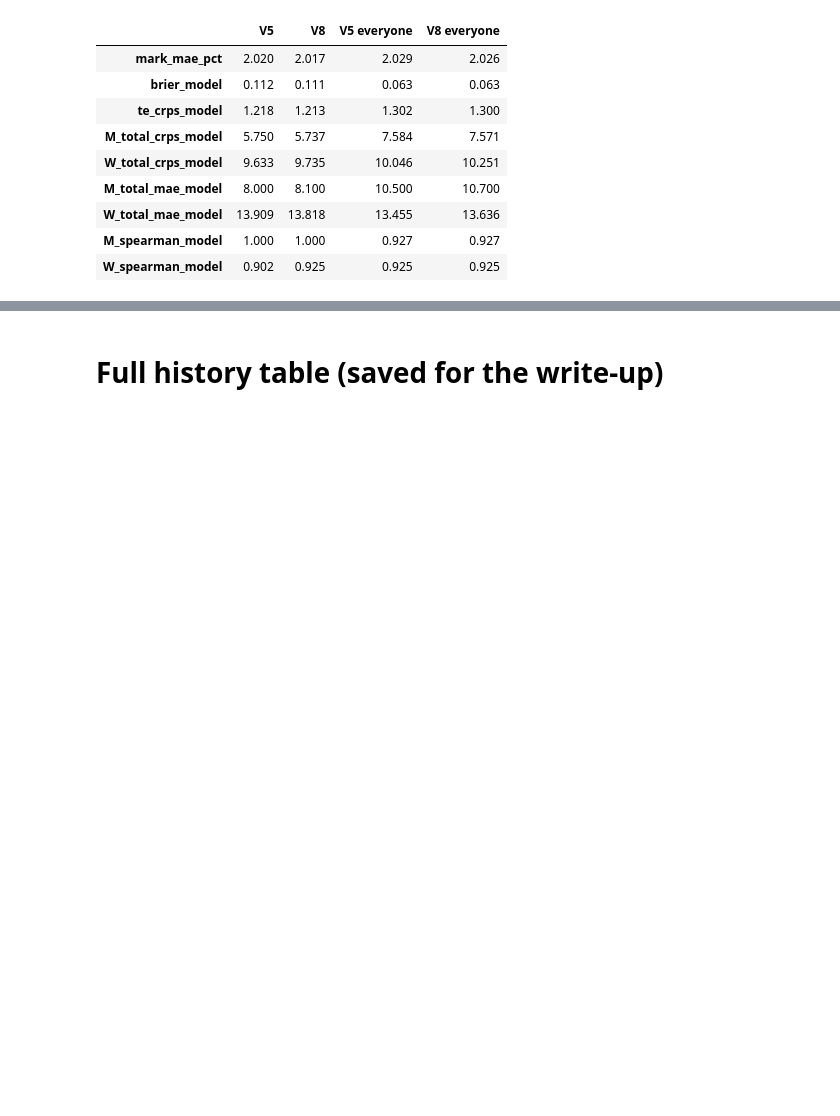
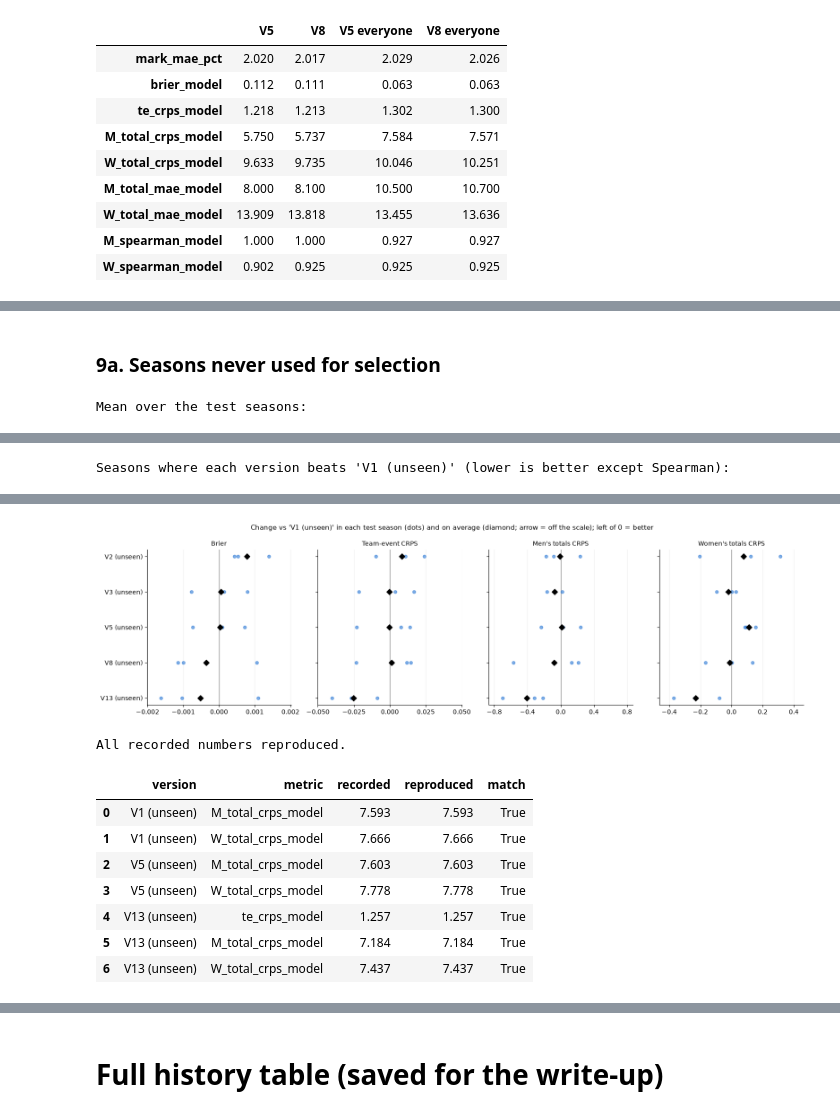
Before and after one commit to ChidiebereAgunanne/DSC180, a Jupyter notebook: big-west-predictor/notebooks/model_history.ipynb, the cells around one changed output, grey strips where cells are left out. Cells and saved outputs as stored; diff of their text form; code cells hidden in the pictures; blank space fills up the shorter version.

```diff
--- a/big-west-predictor/notebooks/model_history.ipynb
+++ b/big-west-predictor/notebooks/model_history.ipynb
@@ -1085,0 +1281,22 @@ assert abs(post.loc["M_total_crps_model", "V8"] - 5.737) < 0.006 and abs(post.lo
+# %% [markdown]
+### 9a. Seasons never used for selection
+# %%
+step9a, mean9a = run_step("9a unseen seasons", {
+    "V1 (unseen)":  (V1, UNSEEN_FOLDS),
+    "V2 (unseen)":  (V2, UNSEEN_FOLDS),
+    "V3 (unseen)":  (V3, UNSEEN_FOLDS),
+    "V5 (unseen)":  (V5, UNSEEN_FOLDS),
+    "V8 (unseen)":  (V8, UNSEEN_FOLDS),
+    "V13 (unseen)": (V13, UNSEEN_FOLDS),
+})
+check(mean9a, {
+    ('V1 (unseen)', 'M_total_crps_model'): 7.593,
+    ('V1 (unseen)', 'W_total_crps_model'): 7.666,
+    ('V5 (unseen)', 'M_total_crps_model'): 7.603,
+    ('V5 (unseen)', 'W_total_crps_model'): 7.778,
+    ('V13 (unseen)', 'te_crps_model'): 1.257,
+    ('V13 (unseen)', 'M_total_crps_model'): 7.184,
+    ('V13 (unseen)', 'W_total_crps_model'): 7.437,
+})
+# %% [output]
+Mean over the test seasons:
@@ -1085,0 +1311 @@ assert abs(post.loc["M_total_crps_model", "V8"] - 5.737) < 0.006 and abs(post.lo
+Seasons where each version beats 'V1 (unseen)' (lower is better except Spearman):
@@ -1085,0 +1318,10 @@ assert abs(post.loc["M_total_crps_model", "V8"] - 5.737) < 0.006 and abs(post.lo
+[figure, added]
+All recorded numbers reproduced.
+|  | version | metric | recorded | reproduced | match |
+| 0 | V1 (unseen) | M_total_crps_model | 7.593 | 7.593 | True |
+| 1 | V1 (unseen) | W_total_crps_model | 7.666 | 7.666 | True |
+| 2 | V5 (unseen) | M_total_crps_model | 7.603 | 7.603 | True |
+| 3 | V5 (unseen) | W_total_crps_model | 7.778 | 7.778 | True |
+| 4 | V13 (unseen) | te_crps_model | 1.257 | 1.257 | True |
+| 5 | V13 (unseen) | M_total_crps_model | 7.184 | 7.184 | True |
+| 6 | V13 (unseen) | W_total_crps_model | 7.437 | 7.437 | True |
```
Also changed, not shown: parts of 85 cells of this notebook, 2 other files.
